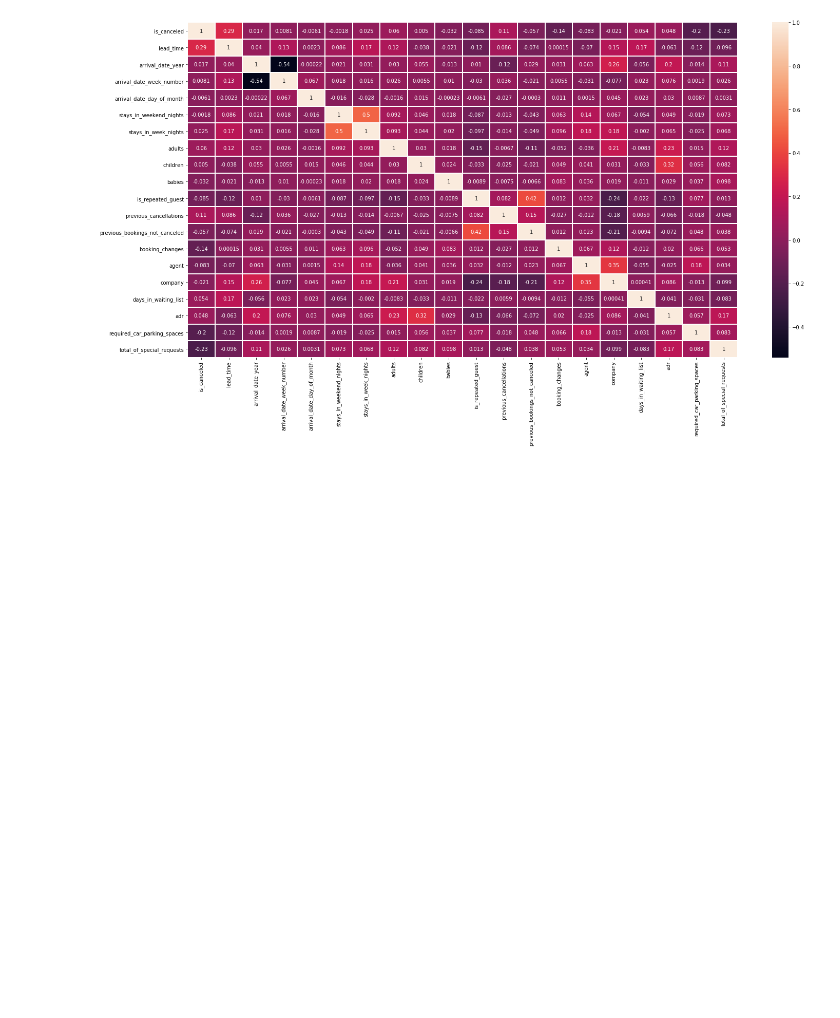
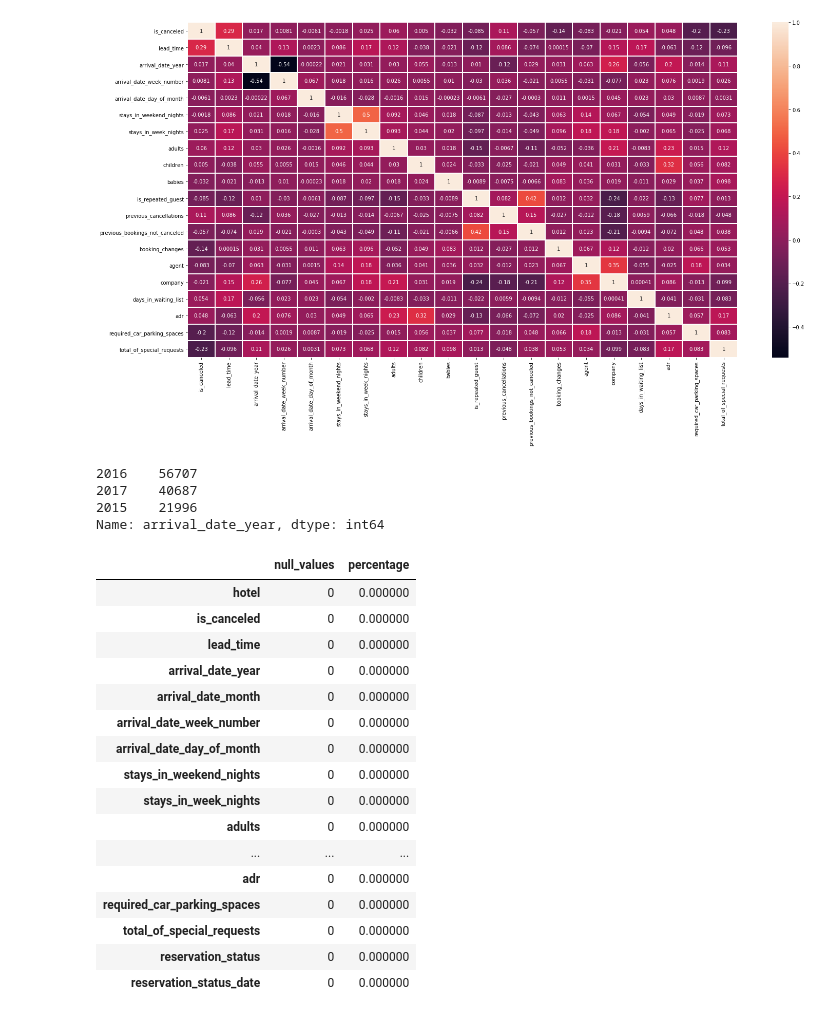
Before and after one commit to arunprsh/SageMaker-Data-Wrangler-L400-Workshop, a Jupyter notebook: hotel-booking.ipynb, the cells around one changed output. Cells and saved outputs as stored; diff of their text form; code cells hidden in the pictures; blank space fills up the shorter version.

```diff
--- a/hotel-booking.ipynb
+++ b/hotel-booking.ipynb
@@ -56,0 +59,27 @@ plt.show()
+# %%
+df['arrival_date_year'].value_counts()
+# %% [output]
+2016    56707
+2017    40687
+2015    21996
+Name: arrival_date_year, dtype: int64
+# %%
+pd.DataFrame({'null_values' : df.isna().sum(), 'percentage' : (df.isna().sum()) / (df.shape[0]) * (100)})
+# %% [output]
+|  | null_values | percentage |
+| hotel | 0 | 0.000000 |
+| is_canceled | 0 | 0.000000 |
+| lead_time | 0 | 0.000000 |
+| arrival_date_year | 0 | 0.000000 |
+| arrival_date_month | 0 | 0.000000 |
+| arrival_date_week_number | 0 | 0.000000 |
+| arrival_date_day_of_month | 0 | 0.000000 |
+| stays_in_weekend_nights | 0 | 0.000000 |
+| stays_in_week_nights | 0 | 0.000000 |
+| adults | 0 | 0.000000 |
+| ... | ... | ... |
+| adr | 0 | 0.000000 |
+| required_car_parking_spaces | 0 | 0.000000 |
+| total_of_special_requests | 0 | 0.000000 |
+| reservation_status | 0 | 0.000000 |
+| reservation_status_date | 0 | 0.000000 |
```
Also changed, not shown: parts of 1 cell of this notebook, 3 other files.
